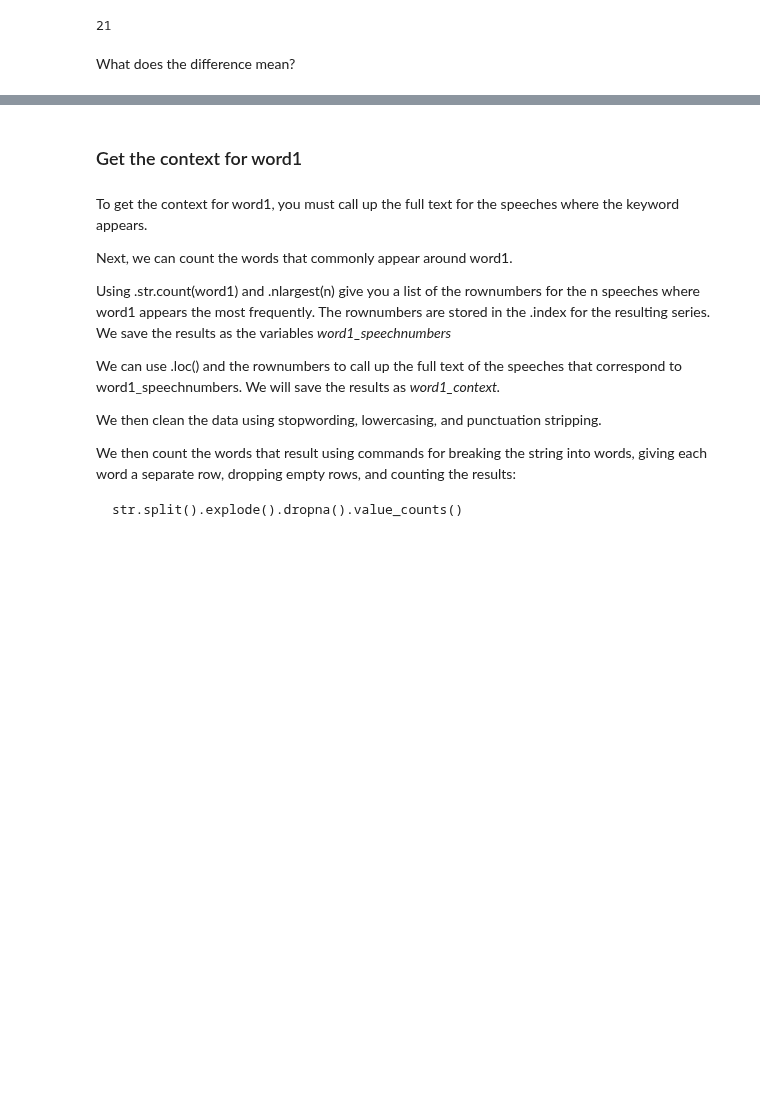
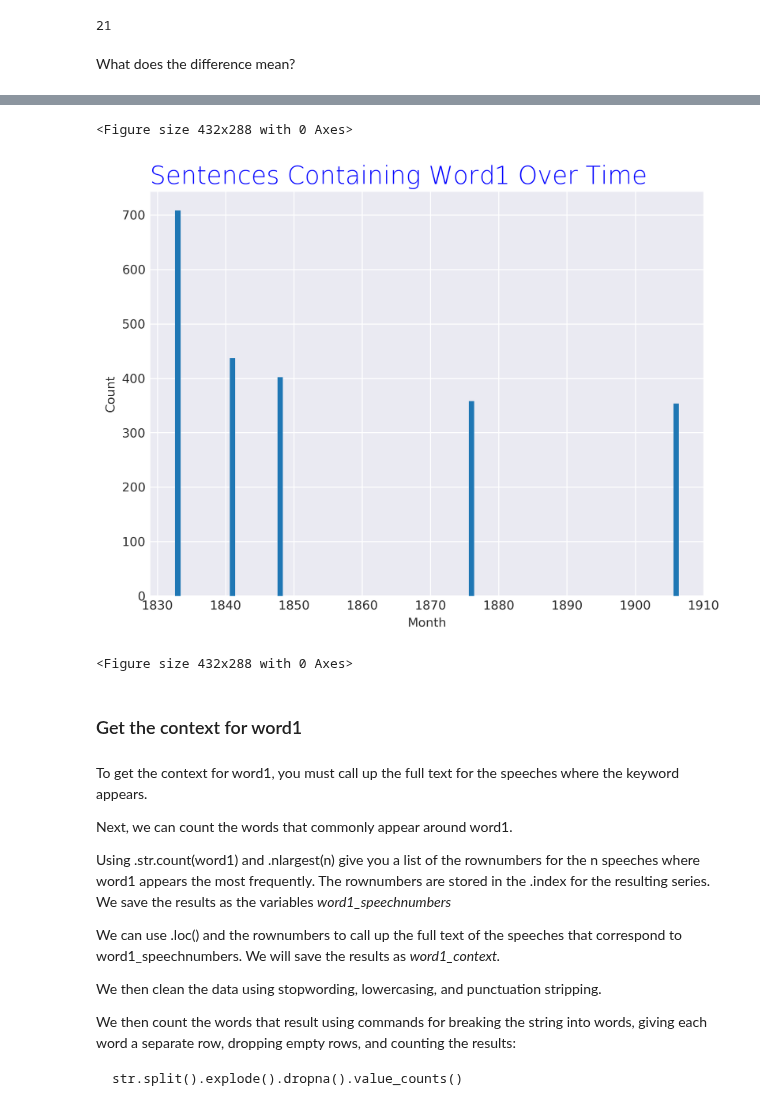
Before and after one commit to stephbuon/digital-history, a Jupyter notebook: hist3368-week6-measuring-change-and-using-groupby/hist3368-week6-collocated-words-over-time.ipynb, the cells around one changed output, grey strips where cells are left out. Saved outputs shown, nothing was run; the diff lists cells and outputs as text; code cells hidden in the pictures; blank space fills up the shorter version.

```diff
--- a/hist3368-week6-measuring-change-and-using-groupby/hist3368-week6-collocated-words-over-time.ipynb
+++ b/hist3368-week6-measuring-change-and-using-groupby/hist3368-week6-collocated-words-over-time.ipynb
@@ -129,0 +130,7 @@ What does the difference mean?
+# %%
+word1_hansard = hansard[hansard["text"].str.contains(word1)]
+word1_hansard = word1_hansard.drop(['sentence_id', 'src_file_id', 'file_section_id', 'section_sentence_id', 'section_monologue_id', 'speech_id', 'debate_id', 'speechdate', 'debate', 'section_category', 'constituency', 'speaker_house', 'src_image', 'src_column', 'sentence_errata', 'X20',], 1) # drop unused columns
+# %%
+word1_hansard['count'] = word1_hansard['text'].str.count(word1)
+# %%
+word1_over_time = word1_hansard.groupby(['year']).sum('count').sort_values(ascending = False)[:5]
@@ -130,3 +149,26 @@ What does the difference mean?
+# %%
+import matplotlib.pyplot as plt
+from matplotlib.pyplot import figure
+import numpy as np
+import random
+
+
+%matplotlib inline
+
+figure(figsize=(8, 6), dpi=300)
+
+plt.style.use('seaborn-darkgrid') # this gives us a grid with a dark background.  you can play with this to change the style.
+
+plt.bar(word1_over_time.index, word1_over_time)
+
+plt.title("Sentences Containing Word1 Over Time", loc='left', fontsize=20, fontweight=5, color='Blue')
+plt.xlabel("Month")
+plt.ylabel("Count")
+plt.figure()
+# %% [output]
+<Figure size 432x288 with 0 Axes>
+[figure, added]
+<Figure size 432x288 with 0 Axes>
 # %% [markdown]
 ### Get the context for word1
 # %% [markdown]
```
Also changed, not shown: parts of 4 cells of this notebook.
